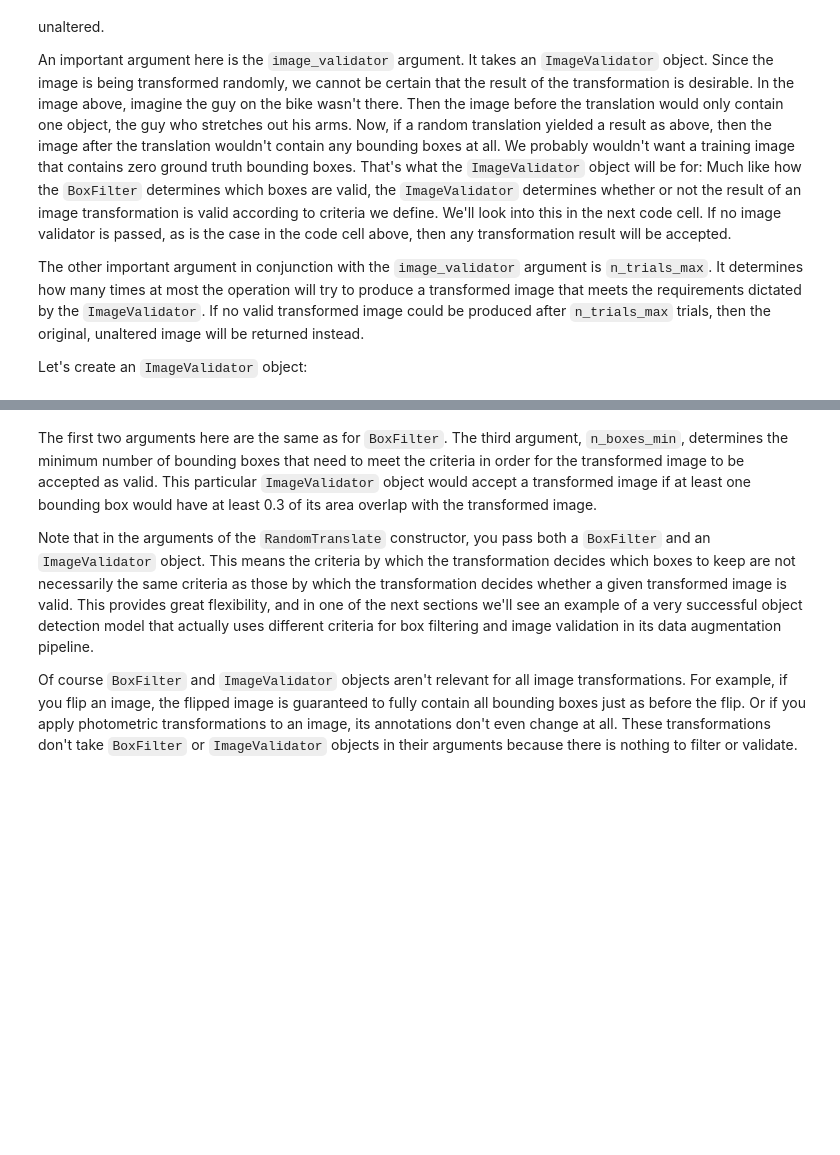
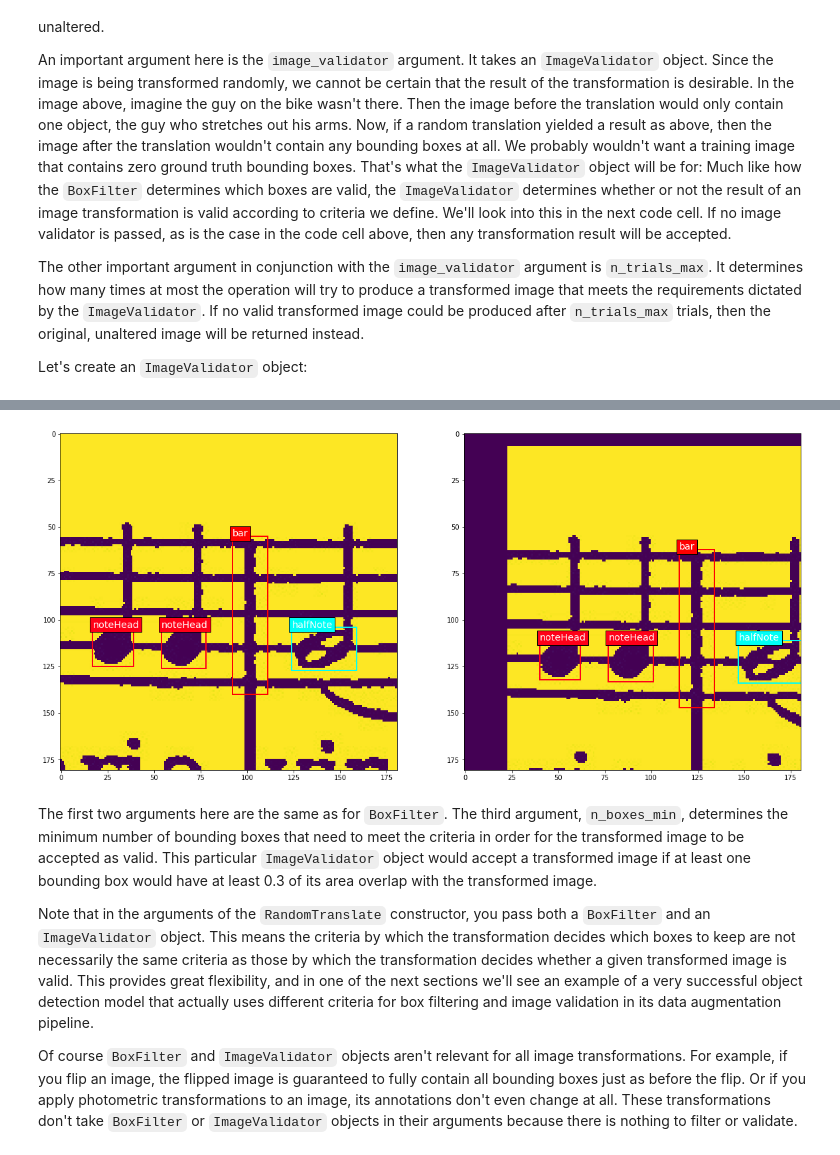
Before and after one commit to free00000000000/data_generator_object_detection_2d, a Jupyter notebook: data_generator.ipynb, the cells around one changed output, grey strips where cells are left out. Drawn from its saved outputs; the diff is of its cells as text; code cells hidden in the pictures; blank space fills up the shorter version.

```diff
--- a/data_generator.ipynb
+++ b/data_generator.ipynb
@@ -288,3 +338,31 @@ image_validator = ImageValidator(overlap_criterion='area',
+# %%
+colors = plt.cm.hsv(np.linspace(0, 1, len(classes))).tolist() # Set the colors for the bounding boxes
+
+fig, cell = plt.subplots(1, 2, figsize=(20,16))
+cell[0].imshow(original_images[i])
+cell[1].imshow(processed_images[i])
+
+for box in original_annotations[i]:
+    xmin = box[1]
+    ymin = box[2]
+    xmax = box[3]
+    ymax = box[4]
+    color = colors[int(box[0])]
+    label = '{}'.format(classes[int(box[0])])
+    cell[0].add_patch(plt.Rectangle((xmin, ymin), xmax-xmin, ymax-ymin, color=color, fill=False, linewidth=2))
+    cell[0].text(xmin, ymin, label, size='x-large', color='white', bbox={'facecolor':color, 'alpha':1.0})
+
+for box in processed_annotations[i]:
+    xmin = box[1]
+    ymin = box[2]
+    xmax = box[3]
+    ymax = box[4]
+    color = colors[int(box[0])]
+    label = '{}'.format(classes[int(box[0])])
+    cell[1].add_patch(plt.Rectangle((xmin, ymin), xmax-xmin, ymax-ymin, color=color, fill=False, linewidth=2))
+    cell[1].text(xmin, ymin, label, size='x-large', color='white', bbox={'facecolor':color, 'alpha':1.0})
+# %% [output]
+[figure, added]
 # %% [markdown]
 The first two arguments here are the same as for `BoxFilter`. The third argument, `n_boxes_min`, determines the minimum number of bounding boxes that need to meet the criteria in order for the transformed image to be accepted as valid. This particular `ImageValidator` object would accept a transformed image if at least one bounding box would have at least 0.3 of its area overlap with the transformed image.
 
```
Also changed, not shown: parts of 3 cells of this notebook.
